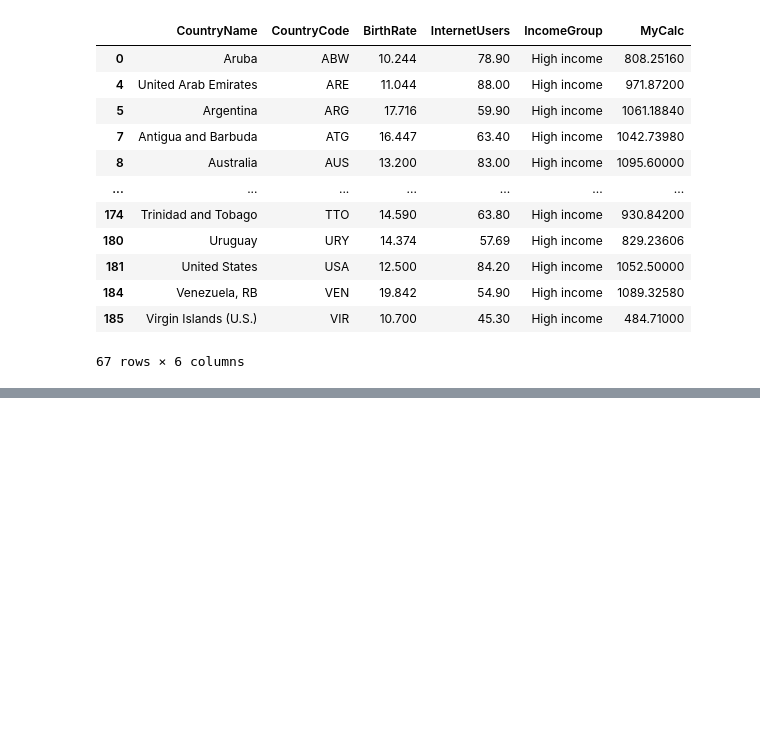
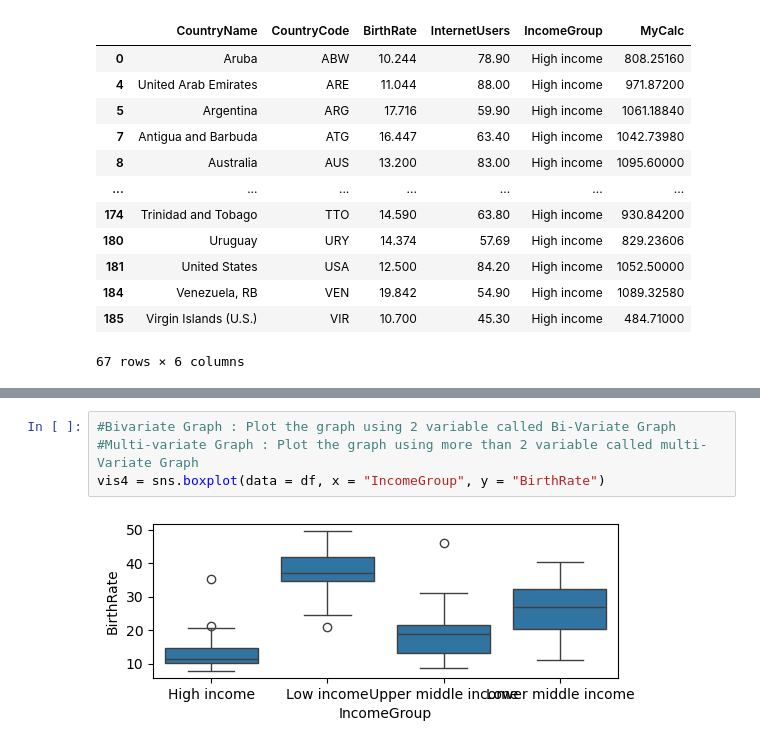
Before and after one commit to SanketParchande/AiWorkspace, a Jupyter notebook: Python/Pandas/Pandas_02.ipynb, the cells around one changed output, grey strips where cells are left out. Drawn from its saved outputs; the diff is of its cells as text; blank space fills up the shorter version.

```diff
--- a/Python/Pandas/Pandas_02.ipynb
+++ b/Python/Pandas/Pandas_02.ipynb
@@ -410,0 +441,6 @@ df[df['IncomeGroup' ] == 'High income']
+# %%
+#Bivariate Graph : Plot the graph using 2 variable called Bi-Variate Graph
+#Multi-variate Graph : Plot the graph using more than 2 variable called multi-Variate Graph
+vis4 = sns.boxplot(data = df, x = "IncomeGroup", y = "BirthRate")
+# %% [output]
+[figure, added]
```
Also changed, not shown: parts of 15 cells of this notebook.
